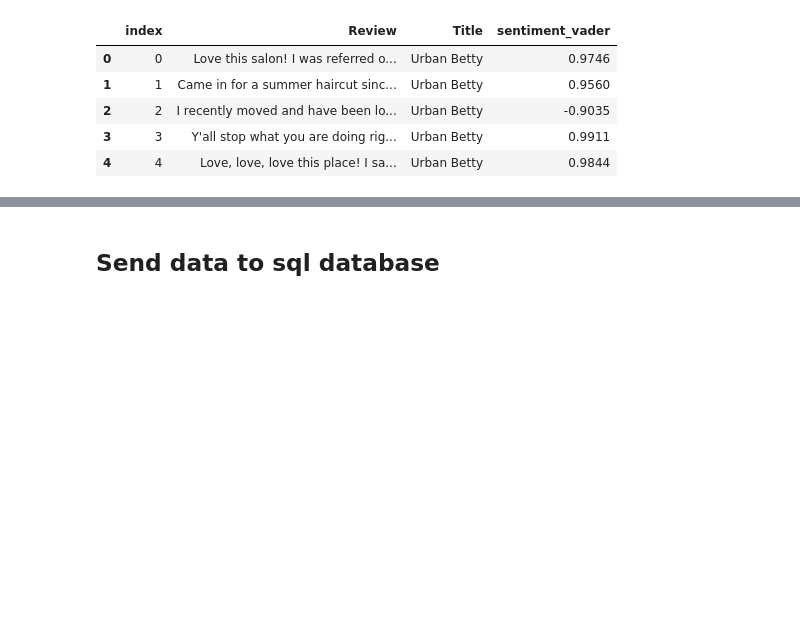
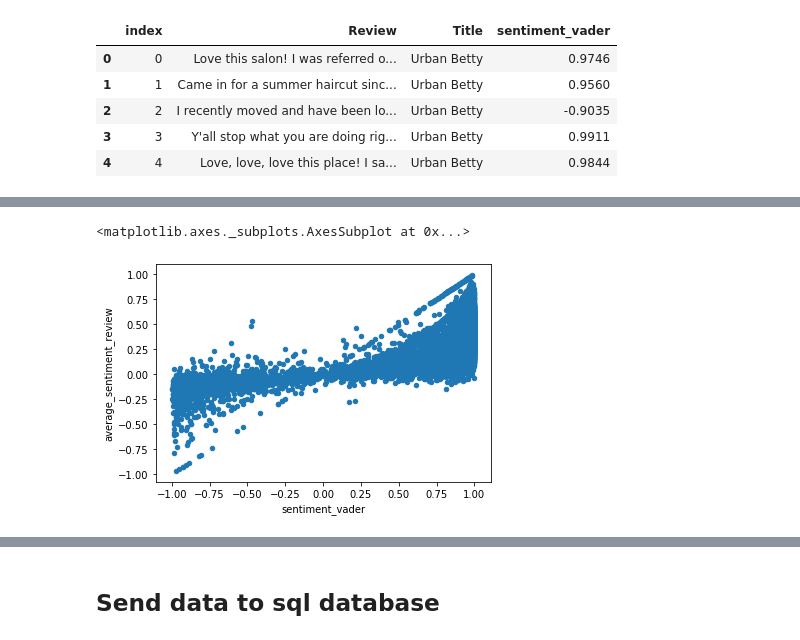
Before and after one commit to cjdavis62/Insight_HairNet, a Jupyter notebook: yelp_reviews/salon_review_nlp.ipynb, the cells around one changed output, grey strips where cells are left out. Cells and saved outputs as stored; diff of their text form; code cells hidden in the pictures; blank space fills up the shorter version.

```diff
--- a/yelp_reviews/salon_review_nlp.ipynb
+++ b/yelp_reviews/salon_review_nlp.ipynb
@@ -159,0 +192,5 @@ review_data_from_sql['sentiment_vader'] = review_data_from_sql['Review'].apply(g
+# %%
+review_data_from_sql.plot(x="sentiment_vader", y = "average_sentiment_review", kind = "scatter")
+# %% [output]
+<matplotlib.axes._subplots.AxesSubplot at 0x...>
+[figure, added]
```
Also changed, not shown: parts of 16 cells of this notebook, 1 other file.
